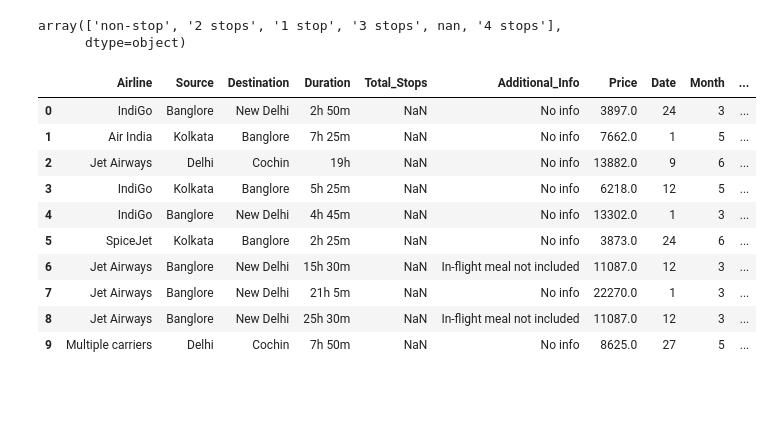
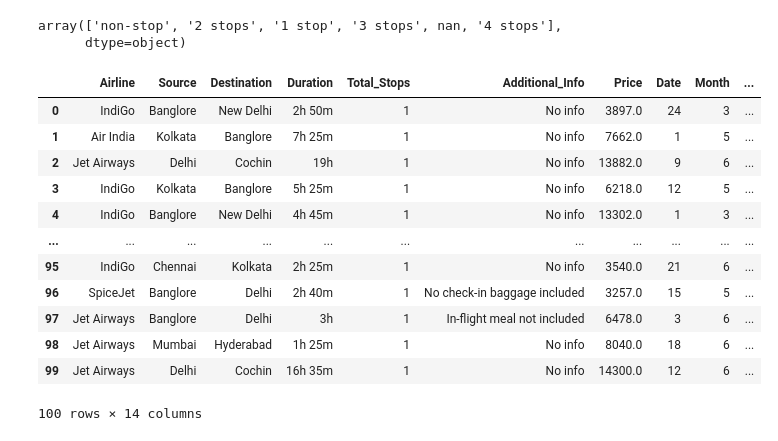
Before and after one commit to Aadeshsingh-11/EDA-with-Python, a Jupyter notebook: Flight Price Prediction(EDA + Feature Engineering)/Flight_predict.ipynb, the cells around one changed output. Saved outputs shown, nothing was run; the diff lists cells and outputs as text; code cells hidden in the pictures; blank space fills up the shorter version.

Commit message:
done with the dataset Flight Price Prediction(EDA + Feature Engineering)

```diff
--- a/Flight Price Prediction(EDA + Feature Engineering)/Flight_predict.ipynb
+++ b/Flight Price Prediction(EDA + Feature Engineering)/Flight_predict.ipynb
@@ -233,19 +233,23 @@ df['Total_Stops'].unique()
 # %% [output]
 array(['non-stop', '2 stops', '1 stop', '3 stops', nan, '4 stops'],
       dtype=object)
+# %%
+df['Total_Stops'] = df['Total_Stops'].fillna('1 stop')
 # %%
-df['Total_Stops']=df['Total_Stops'].map({'non-stop':0,'1 stop':1,'2 stops':2,'3 stops':3,'4 stops':4,'nan':1})
+df['Total_Stops'] = df['Total_Stops'].map({'non-stop': 0,'1 stop': 1,'2 stops': 2,'3 stops': 3,'4 stops': 4})
 # %%
-df.head(10)
+df.head(100)
 # %% [output]
 |  | Airline | Source | Destination | Duration | Total_Stops | Additional_Info | Price | Date | Month | ... |
-| 0 | IndiGo | Banglore | New Delhi | 2h 50m | NaN | No info | 3897.0 | 24 | 3 | ... |
-| 1 | Air India | Kolkata | Banglore | 7h 25m | NaN | No info | 7662.0 | 1 | 5 | ... |
-| 2 | Jet Airways | Delhi | Cochin | 19h | NaN | No info | 13882.0 | 9 | 6 | ... |
-| 3 | IndiGo | Kolkata | Banglore | 5h 25m | NaN | No info | 6218.0 | 12 | 5 | ... |
-| 4 | IndiGo | Banglore | New Delhi | 4h 45m | NaN | No info | 13302.0 | 1 | 3 | ... |
-| 5 | SpiceJet | Kolkata | Banglore | 2h 25m | NaN | No info | 3873.0 | 24 | 6 | ... |
-| 6 | Jet Airways | Banglore | New Delhi | 15h 30m | NaN | In-flight meal not included | 11087.0 | 12 | 3 | ... |
-| 7 | Jet Airways | Banglore | New Delhi | 21h 5m | NaN | No info | 22270.0 | 1 | 3 | ... |
-| 8 | Jet Airways | Banglore | New Delhi | 25h 30m | NaN | In-flight meal not included | 11087.0 | 12 | 3 | ... |
-| 9 | Multiple carriers | Delhi | Cochin | 7h 50m | NaN | No info | 8625.0 | 27 | 5 | ... |
+| 0 | IndiGo | Banglore | New Delhi | 2h 50m | 1 | No info | 3897.0 | 24 | 3 | ... |
+| 1 | Air India | Kolkata | Banglore | 7h 25m | 1 | No info | 7662.0 | 1 | 5 | ... |
+| 2 | Jet Airways | Delhi | Cochin | 19h | 1 | No info | 13882.0 | 9 | 6 | ... |
+| 3 | IndiGo | Kolkata | Banglore | 5h 25m | 1 | No info | 6218.0 | 12 | 5 | ... |
+| 4 | IndiGo | Banglore | New Delhi | 4h 45m | 1 | No info | 13302.0 | 1 | 3 | ... |
+| ... | ... | ... | ... | ... | ... | ... | ... | ... | ... | ... |
+| 95 | IndiGo | Chennai | Kolkata | 2h 25m | 1 | No info | 3540.0 | 21 | 6 | ... |
+| 96 | SpiceJet | Banglore | Delhi | 2h 40m | 1 | No check-in baggage included | 3257.0 | 15 | 5 | ... |
+| 97 | Jet Airways | Banglore | Delhi | 3h | 1 | In-flight meal not included | 6478.0 | 3 | 6 | ... |
+| 98 | Jet Airways | Mumbai | Hyderabad | 1h 25m | 1 | No info | 8040.0 | 18 | 6 | ... |
+| 99 | Jet Airways | Delhi | Cochin | 16h 35m | 1 | No info | 14300.0 | 12 | 6 | ... |
+100 rows × 14 columns
```
Also changed, not shown: parts of 14 cells of this notebook.
